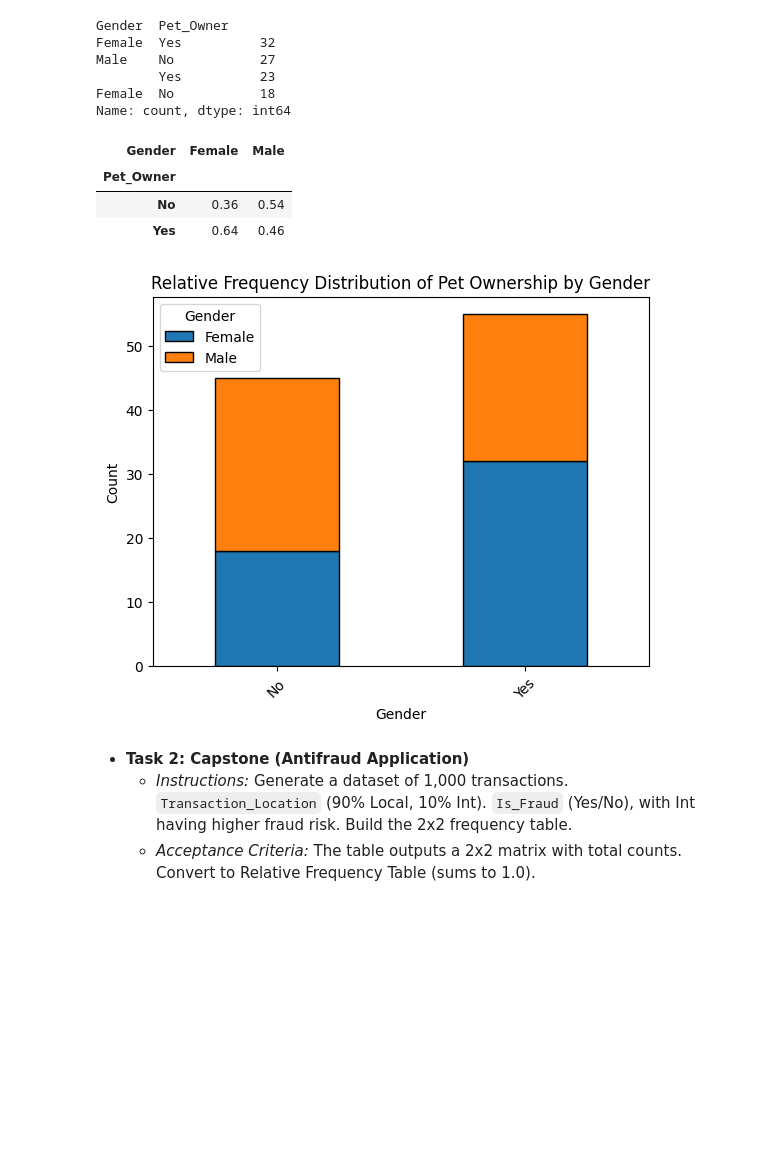
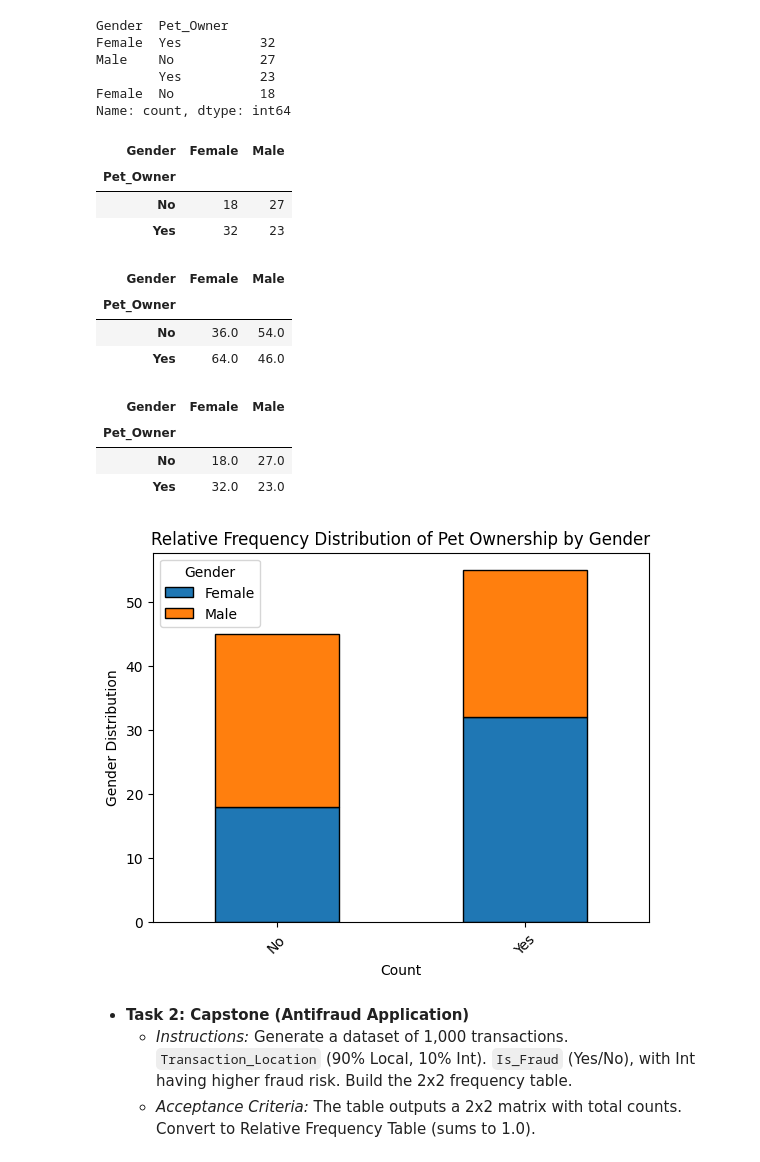
Before and after one commit to say-ahmedi/DS_PROJECTS, a Jupyter notebook: 02_maths_statistics/01_khanac_probstat/unit_1/02_two_way_frequency_tables.ipynb, the cells around one changed output. Cells and saved outputs as stored; diff of their text form; code cells hidden in the pictures; blank space fills up the shorter version.

```diff
--- a/02_maths_statistics/01_khanac_probstat/unit_1/02_two_way_frequency_tables.ipynb
+++ b/02_maths_statistics/01_khanac_probstat/unit_1/02_two_way_frequency_tables.ipynb
@@ -43,23 +43,37 @@ Male    No           27
         Yes          23
 Female  No           18
 Name: count, dtype: int64
+# %%
+pd.crosstab(df['Pet_Owner'],df['Gender'])
+# %% [output]
+| Gender | Female | Male |
+| Pet_Owner |  |  |
+| No | 18 | 27 |
+| Yes | 32 | 23 |
 # %%
-pd.crosstab(df['Pet_Owner'],df['Gender'],normalize='columns')
+pd.crosstab(df['Pet_Owner'],df['Gender'],normalize='columns') * 100
 # %% [output]
 | Gender | Female | Male |
 | Pet_Owner |  |  |
-| No | 0.36 | 0.54 |
-| Yes | 0.64 | 0.46 |
+| No | 36.0 | 54.0 |
+| Yes | 64.0 | 46.0 |
+# %%
+pd.crosstab(df['Pet_Owner'],df['Gender'],normalize='all') * 100
+# %% [output]
+| Gender | Female | Male |
+| Pet_Owner |  |  |
+| No | 18.0 | 27.0 |
+| Yes | 32.0 | 23.0 |
 # %%
 ct = pd.crosstab(df['Pet_Owner'],df['Gender'])
 ct.plot(kind='bar',stacked=True,edgecolor='black')
 plt.title('Relative Frequency Distribution of Pet Ownership by Gender')
-plt.ylabel('Count')
-plt.xlabel('Gender')
+plt.ylabel('Gender Distribution')
+plt.xlabel('Count')
 plt.xticks(rotation=45)
 plt.show()
 # %% [output]
-[figure, old version]
+[figure, new version]
 # %% [markdown]
 * **Task 2: Capstone (Antifraud Application)**
   * *Instructions:* Generate a dataset of 1,000 transactions. `Transaction_Location` (90% Local, 10% Int). `Is_Fraud` (Yes/No), with Int having higher fraud risk. Build the 2x2 frequency table.
```
Also changed, not shown: parts of 2 cells of this notebook, 2 other files.
